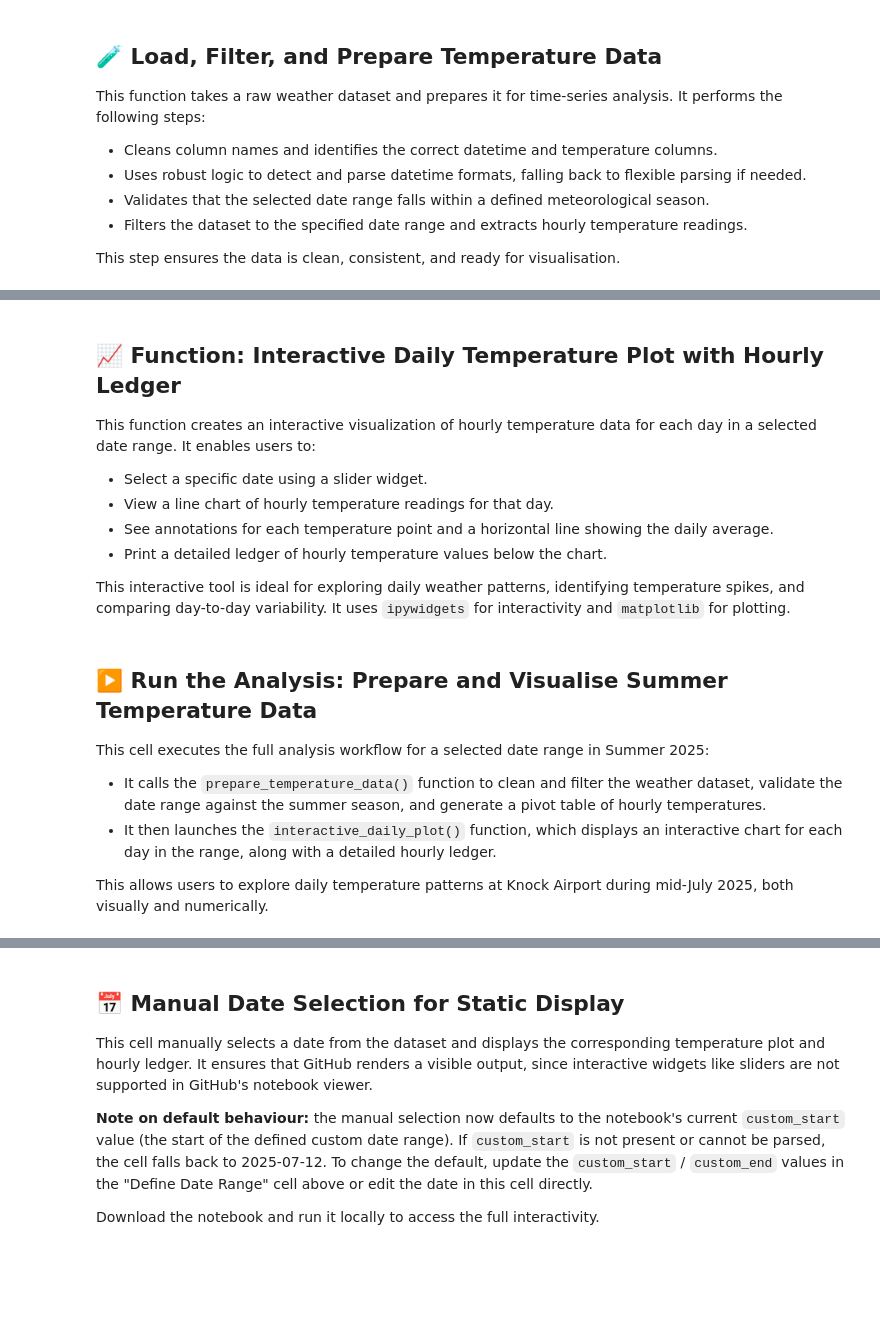
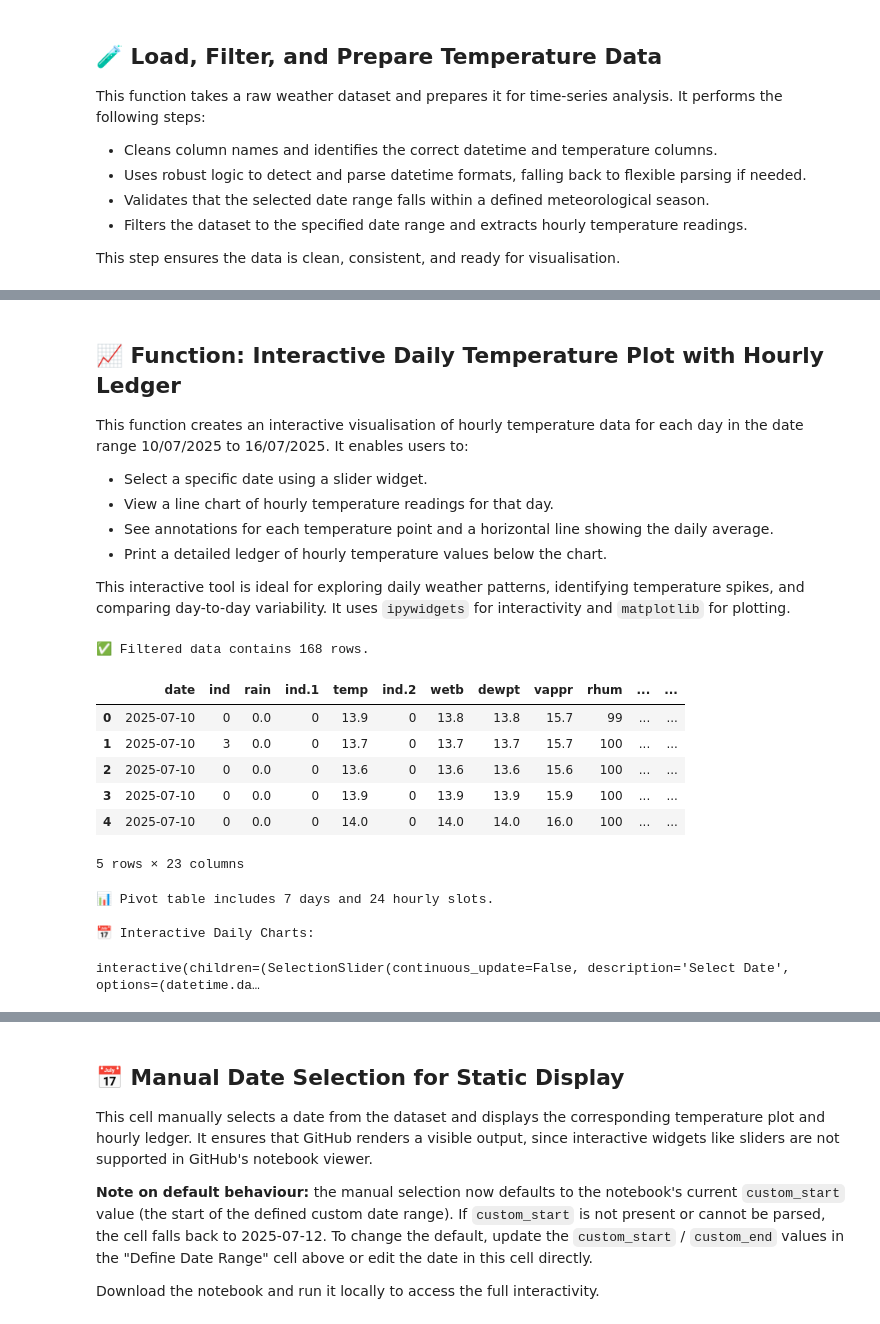
Before and after one commit to ECronin1973/programming-for-data-analytics, a Jupyter notebook: assignments/assignment06-weather.ipynb, the cells around one changed output, grey strips where cells are left out. Cells and saved outputs as stored; diff of their text form; code cells hidden in the pictures; blank space fills up the shorter version.

```diff
--- a/assignments/assignment06-weather.ipynb
+++ b/assignments/assignment06-weather.ipynb
@@ -545,7 +569,7 @@ if range_df is not None and not range_df.empty:
 # %% [markdown]
 ## 📈 Function: Interactive Daily Temperature Plot with Hourly Ledger
 
-This function creates an interactive visualization of hourly temperature data for each day in a selected date range. It enables users to:
+This function creates an interactive visualisation of hourly temperature data for each day in the date range 10/07/2025 to 16/07/2025. It enables users to:
 
 - Select a specific date using a slider widget.
 - View a line chart of hourly temperature readings for that day.
@@ -554,17 +578,48 @@ This function creates an interactive visualization of hourly temperature data fo
 
 This interactive tool is ideal for exploring daily weather patterns, identifying temperature spikes, and comparing day-to-day variability. It uses `ipywidgets` for interactivity and `matplotlib` for plotting.
 # %%
-def interactive_daily_plot(range_df, save_plots=False, plots_path="plots", show_all=False):
-    if range_df is None or range_df.empty:
-        print("No data available for plotting.")
-        return
+# Prepare filtered temperature data using helper
+range_df = prepare_temperature_data(df, custom_start, custom_end)
 
+if not range_df.empty:
+    print(f"✅ Filtered data contains {len(range_df)} rows.")
+    display(range_df.head())
+
+    # Create pivot table (hourly temperature by date)
+    pivot = range_df.pivot(index='hour', columns='date', values='temp')
+
+    # Reindex to include all dates in the selected range
+    try:
+        if custom_start is None or custom_end is None:
+            inferred_start = pd.to_datetime(range_df['datetime'].min()).date()
+            inferred_end = pd.to_datetime(range_df['datetime'].max()).date()
+            print(f"ℹ️ custom_start/custom_end missing — inferring range from data: {inferred_start} → {inferred_end}")
+            start_date = inferred_start
+            end_date = inferred_end
+        else:
+            start_date = custom_start.date() if hasattr(custom_start, "date") else pd.to_datetime(custom_start).date()
+            end_date = custom_end.date() if hasattr(custom_end, "date") else pd.to_datetime(custom_end).date()
+
+        full_dates = pd.date_range(start=start_date, end=end_date, freq='D')
+        cols = [d.date() for d in full_dates]
+        pivot = pivot.reindex(columns=cols)
+    except Exception as e:
+        print(f"❌ Error generating full date range: {e}")
+        pass
+
+    print(f"📊 Pivot table includes {len(pivot.columns)} days and {len(pivot.index)} hourly slots.")
+    # Removed: display of styled pivot table
+
+    # Ensure date column is in correct format
     if not pd.api.types.is_object_dtype(range_df['date']):
         range_df['date'] = pd.to_datetime(range_df['date']).dt.date
 
     date_list = sorted(range_df['date'].unique())
 
-    # Save all plots silently if requested
+    # Save all plots daily based on range_df
+     # Optional: Save all plots - change to False to disable
+    save_plots = True
+    plots_path = "plots"
     if save_plots:
         os.makedirs(plots_path, exist_ok=True)
         for selected_date in date_list:
@@ -573,7 +628,6 @@ def interactive_daily_plot(range_df, save_plots=False, plots_path="plots", show_
                 continue
 
             avg_temp = day_df['temp'].mean()
-
             plt.figure(figsize=(12, 5))
             plt.plot(day_df['datetime'], day_df['temp'], label='Hourly Temperature', color='darkorange', marker='o')
             for x, y in zip(day_df['datetime'], day_df['temp']):
@@ -586,50 +640,55 @@ def interactive_daily_plot(range_df, save_plots=False, plots_path="plots", show_
             plt.grid(True)
             plt.tight_layout()
             plt.xticks(rotation=45)
-
-            filename = os.path.join(plots_path, f"temperature_{selected_date}.png")
-            plt.savefig(filename)
+            filename = os.path.join(plots_path, f"assignment06_hourly_temperature_{selected_date}.png")
+            plt.savefig(filename, dpi=300)
             plt.close()
 
-    # Interactive display for selected date
+    # Interactive plot function
     def plot_day(selected_date):
         day_df = range_df[range_df['date'] == selected_date]
         if day_df.empty:
             print(f"No data for {selected_date}")
             return
 
         avg_temp = day_df['temp'].mean()
-
         plt.figure(figsize=(12, 5))
         plt.plot(day_df['datetime'], day_df['temp'], label='Hourly Temperature', color='darkorange', marker='o')
         for x, y in zip(day_df['datetime'], day_df['temp']):
             plt.text(x, y + 0.3, f"{y:.1f}°C", ha='center', va='bottom', fontsize=8)
         plt.axhline(avg_temp, color='blue', linestyle='--', label=f'Average: {avg_temp:.2f} °C')
         plt.title(f"Hourly Temperature – {selected_date} (Knock Airport)")
         plt.xlabel("Date and Time")
         plt.ylabel("Temperature (°C)")
         plt.legend()
         plt.grid(True)
         plt.tight_layout()
         plt.xticks(rotation=45)
         plt.show()
 
         print(f"\n🧾 Hourly Ledger for {selected_date}:")
         print(day_df[['hour', 'temp']].round(1).to_string(index=False, justify='left', col_space=20))
 
     print("\n📅 Interactive Daily Charts:")
     interact(plot_day, selected_date=widgets.SelectionSlider(
         options=date_list,
         value=date_list[0],
         description='Select Date',
         continuous_update=False
     ))
+
+else:
+    print("⚠️ No data found for the selected date range.")
+# %% [output]
+✅ Filtered data contains 168 rows.
+|  | date | ind | rain | ind.1 | temp | ind.2 | wetb | dewpt | vappr | rhum | ... | ... |
+| 0 | 2025-07-10 | 0 | 0.0 | 0 | 13.9 | 0 | 13.8 | 13.8 | 15.7 | 99 | ... | ... |
+| 1 | 2025-07-10 | 3 | 0.0 | 0 | 13.7 | 0 | 13.7 | 13.7 | 15.7 | 100 | ... | ... |
+| 2 | 2025-07-10 | 0 | 0.0 | 0 | 13.6 | 0 | 13.6 | 13.6 | 15.6 | 100 | ... | ... |
+| 3 | 2025-07-10 | 0 | 0.0 | 0 | 13.9 | 0 | 13.9 | 13.9 | 15.9 | 100 | ... | ... |
+| 4 | 2025-07-10 | 0 | 0.0 | 0 | 14.0 | 0 | 14.0 | 14.0 | 16.0 | 100 | ... | ... |
+5 rows × 23 columns
+📊 Pivot table includes 7 days and 24 hourly slots.
+
+📅 Interactive Daily Charts:
+interactive(children=(SelectionSlider(continuous_update=False, description='Select Date', options=(datetime.da…
-# %% [markdown]
-## ▶️ Run the Analysis: Prepare and Visualise Summer Temperature Data
-
-This cell executes the full analysis workflow for a selected date range in Summer 2025:
-
-- It calls the `prepare_temperature_data()` function to clean and filter the weather dataset, validate the date range against the summer season, and generate a pivot table of hourly temperatures.
-- It then launches the `interactive_daily_plot()` function, which displays an interactive chart for each day in the range, along with a detailed hourly ledger.
-
-This allows users to explore daily temperature patterns at Knock Airport during mid-July 2025, both visually and numerically.
```
Also changed, not shown: parts of 30 cells of this notebook, 18 other files.
